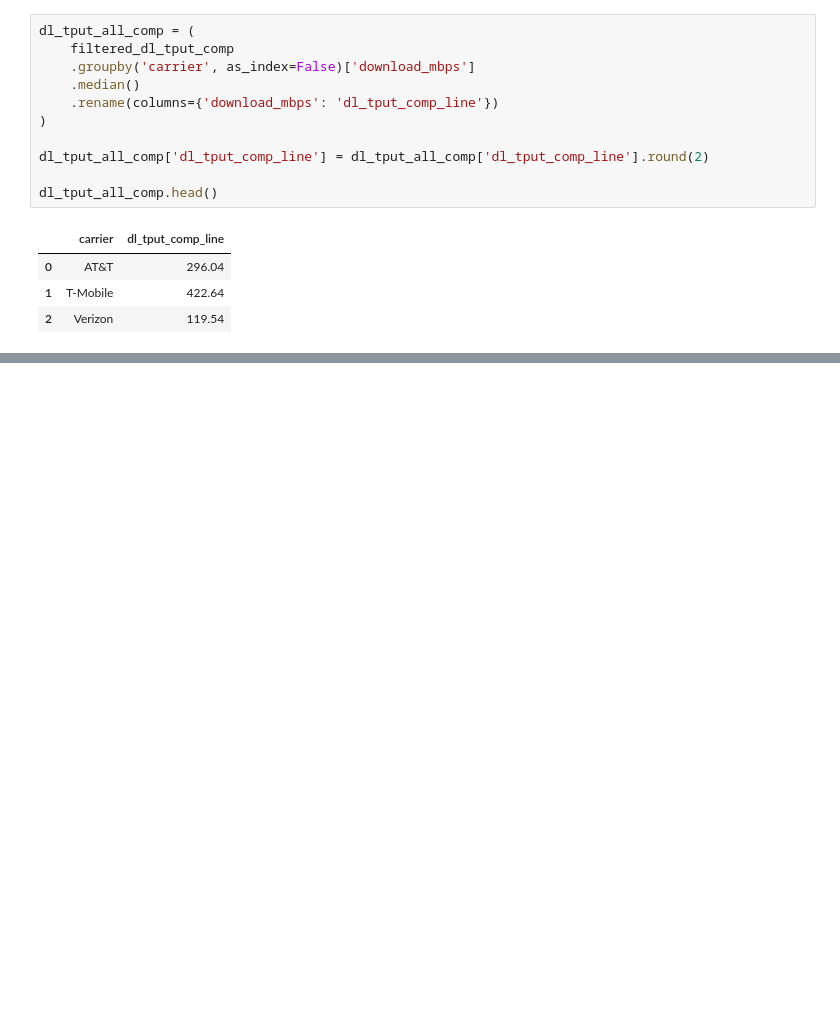
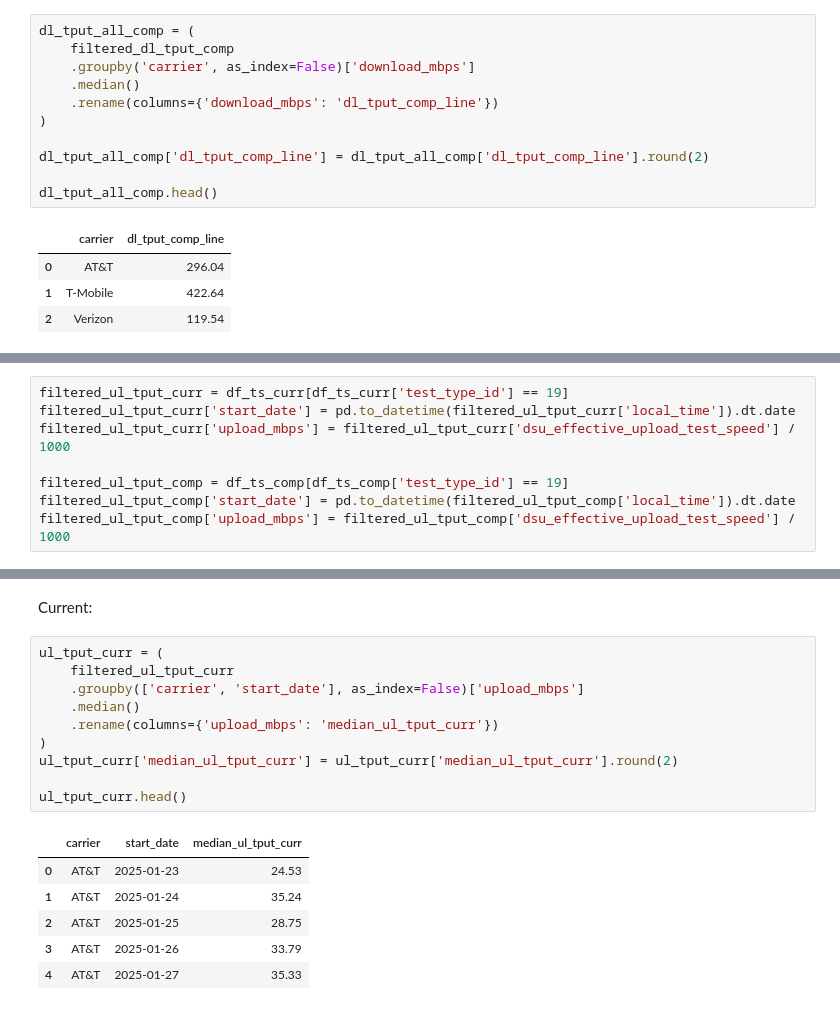
Before and after one commit to ookla-jennymassari/dq_reporting_test.py, a Jupyter notebook: dq_reporting_notebook.ipynb, the cells around one changed output, grey strips where cells are left out. Cells and saved outputs as stored; diff of their text form; blank space fills up the shorter version.

Commit message:
Added logic for Upload Throughput.

```diff
--- a/dq_reporting_notebook.ipynb
+++ b/dq_reporting_notebook.ipynb
@@ -1285,0 +1288,8 @@ dl_tput_all_comp.head()
+# %%
+filtered_ul_tput_curr = df_ts_curr[df_ts_curr['test_type_id'] == 19]
+filtered_ul_tput_curr['start_date'] = pd.to_datetime(filtered_ul_tput_curr['local_time']).dt.date
+filtered_ul_tput_curr['upload_mbps'] = filtered_ul_tput_curr['dsu_effective_upload_test_speed'] / 1000
+
+filtered_ul_tput_comp = df_ts_comp[df_ts_comp['test_type_id'] == 19]
+filtered_ul_tput_comp['start_date'] = pd.to_datetime(filtered_ul_tput_comp['local_time']).dt.date
+filtered_ul_tput_comp['upload_mbps'] = filtered_ul_tput_comp['dsu_effective_upload_test_speed'] / 1000
@@ -1285,0 +1317,19 @@ dl_tput_all_comp.head()
+# %% [markdown]
+Current:
+# %%
+ul_tput_curr = (
+    filtered_ul_tput_curr
+    .groupby(['carrier', 'start_date'], as_index=False)['upload_mbps']
+    .median()
+    .rename(columns={'upload_mbps': 'median_ul_tput_curr'})
+)
+ul_tput_curr['median_ul_tput_curr'] = ul_tput_curr['median_ul_tput_curr'].round(2)
+
+ul_tput_curr.head()
+# %% [output]
+|  | carrier | start_date | median_ul_tput_curr |
+| 0 | AT&T | 2025-01-23 | 24.53 |
+| 1 | AT&T | 2025-01-24 | 35.24 |
+| 2 | AT&T | 2025-01-25 | 28.75 |
+| 3 | AT&T | 2025-01-26 | 33.79 |
+| 4 | AT&T | 2025-01-27 | 35.33 |
```
Also changed, not shown: parts of 9 cells of this notebook.
